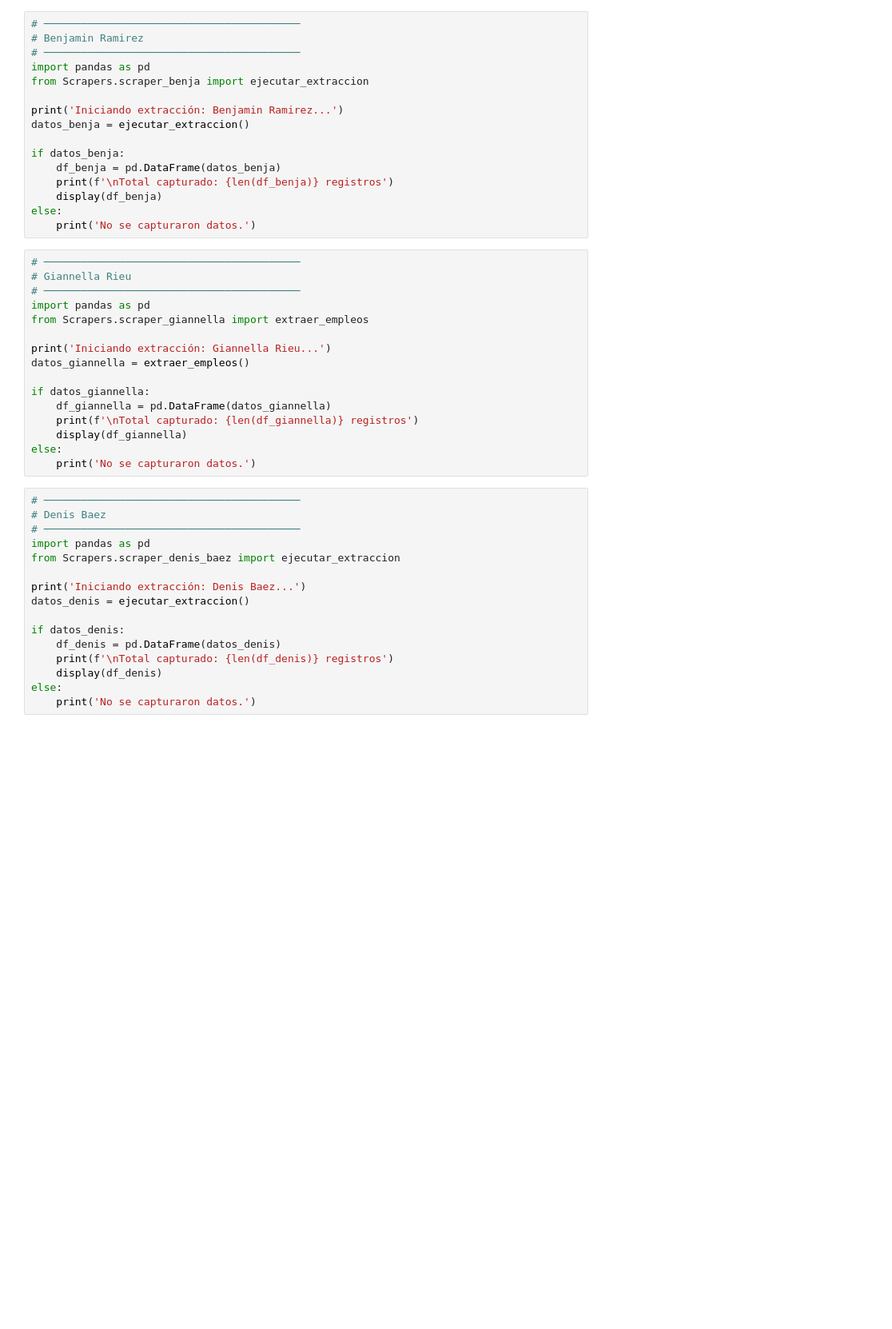
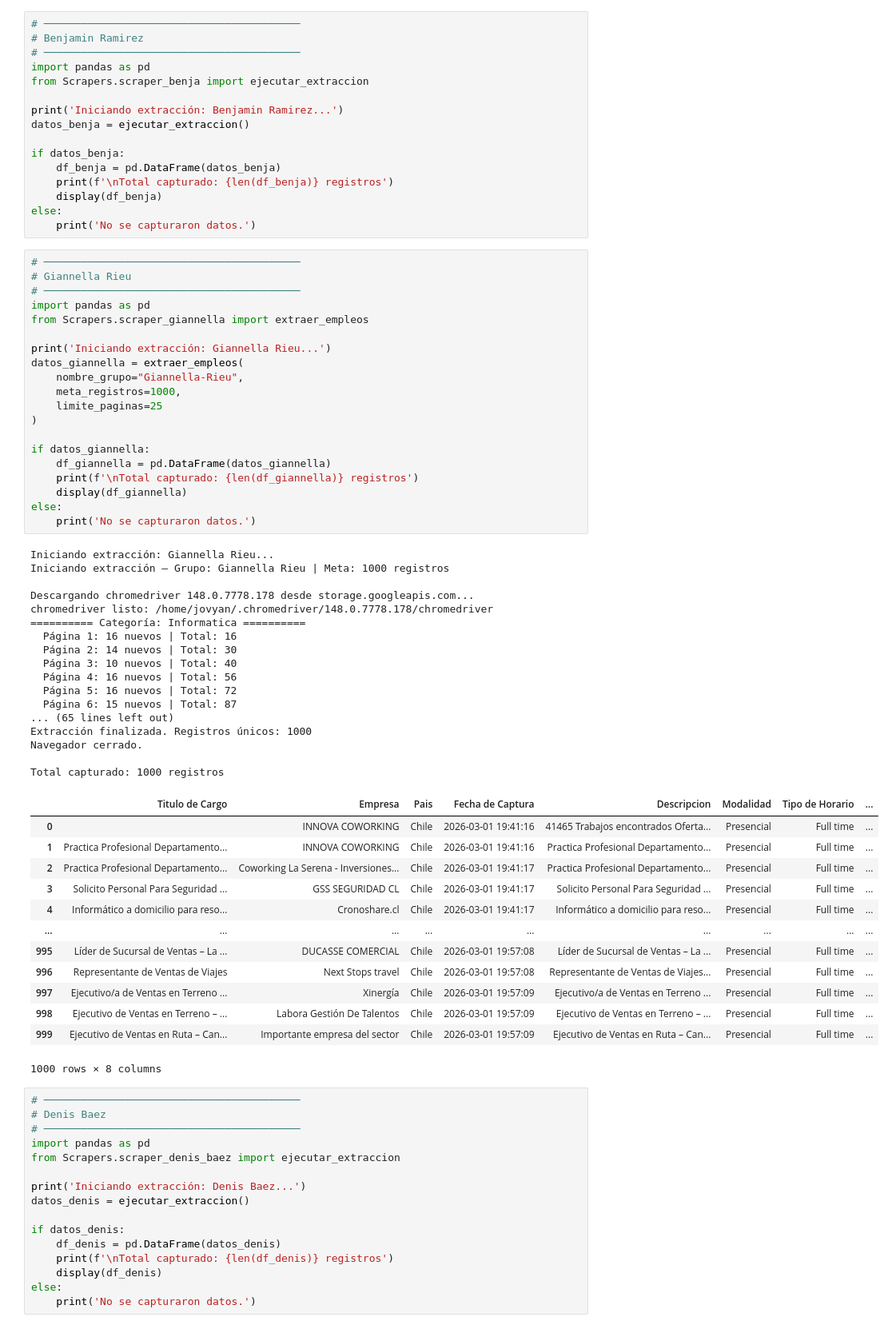
Before and after one commit to IICG-Coquimbo/practica-proyecto-equipo-de-mercado-laboral-1, a Jupyter notebook: main.ipynb, the cells around one changed output. Shown at 80% size. Saved outputs shown, nothing was run; the diff lists cells and outputs as text; blank space fills up the shorter version.

```diff
--- a/main.ipynb
+++ b/main.ipynb
@@ -128,19 +128,54 @@ else:
 # %%
 # ─────────────────────────────────────────
 # Giannella Rieu
 # ─────────────────────────────────────────
 import pandas as pd
 from Scrapers.scraper_giannella import extraer_empleos
 
 print('Iniciando extracción: Giannella Rieu...')
-datos_giannella = extraer_empleos()
+datos_giannella = extraer_empleos(
+    nombre_grupo="Giannella-Rieu",
+    meta_registros=1000,
+    limite_paginas=25
+)
 
 if datos_giannella:
     df_giannella = pd.DataFrame(datos_giannella)
     print(f'\nTotal capturado: {len(df_giannella)} registros')
     display(df_giannella)
 else:
     print('No se capturaron datos.')
+# %% [output]
+Iniciando extracción: Giannella Rieu...
+Iniciando extracción — Grupo: Giannella Rieu | Meta: 1000 registros
+
+Descargando chromedriver 148.0.7778.178 desde storage.googleapis.com...
+chromedriver listo: /home/jovyan/.chromedriver/148.0.7778.178/chromedriver
+========== Categoría: Informatica ==========
+  Página 1: 16 nuevos | Total: 16
+  Página 2: 14 nuevos | Total: 30
+  Página 3: 10 nuevos | Total: 40
+  Página 4: 16 nuevos | Total: 56
+  Página 5: 16 nuevos | Total: 72
+  Página 6: 15 nuevos | Total: 87
+... (65 lines left out)
+Extracción finalizada. Registros únicos: 1000
+Navegador cerrado.
+
+Total capturado: 1000 registros
+|  | Titulo de Cargo | Empresa | Pais | Fecha de Captura | Descripcion | Modalidad | Tipo de Horario | ... |
+| 0 |  | INNOVA COWORKING | Chile | 2026-03-01 19:41:16 | 41465 Trabajos encontrados Oferta... | Presencial | Full time | ... |
+| 1 | Practica Profesional Departamento... | INNOVA COWORKING | Chile | 2026-03-01 19:41:16 | Practica Profesional Departamento... | Presencial | Full time | ... |
+| 2 | Practica Profesional Departamento... | Coworking La Serena - Inversiones... | Chile | 2026-03-01 19:41:17 | Practica Profesional Departamento... | Presencial | Full time | ... |
+| 3 | Solicito Personal Para Seguridad ... | GSS SEGURIDAD CL | Chile | 2026-03-01 19:41:17 | Solicito Personal Para Seguridad ... | Presencial | Full time | ... |
+| 4 | Informático a domicilio para reso... | Cronoshare.cl | Chile | 2026-03-01 19:41:17 | Informático a domicilio para reso... | Presencial | Full time | ... |
+| ... | ... | ... | ... | ... | ... | ... | ... | ... |
+| 995 | Líder de Sucursal de Ventas – La ... | DUCASSE COMERCIAL | Chile | 2026-03-01 19:57:08 | Líder de Sucursal de Ventas – La ... | Presencial | Full time | ... |
+| 996 | Representante de Ventas de Viajes | Next Stops travel | Chile | 2026-03-01 19:57:08 | Representante de Ventas de Viajes... | Presencial | Full time | ... |
+| 997 | Ejecutivo/a de Ventas en Terreno ... | Xinergía | Chile | 2026-03-01 19:57:09 | Ejecutivo/a de Ventas en Terreno ... | Presencial | Full time | ... |
+| 998 | Ejecutivo de Ventas en Terreno – ... | Labora Gestión De Talentos | Chile | 2026-03-01 19:57:09 | Ejecutivo de Ventas en Terreno – ... | Presencial | Full time | ... |
+| 999 | Ejecutivo de Ventas en Ruta – Can... | Importante empresa del sector | Chile | 2026-03-01 19:57:09 | Ejecutivo de Ventas en Ruta – Can... | Presencial | Full time | ... |
+1000 rows × 8 columns
 # %%
 # ─────────────────────────────────────────
 # Denis Baez
```
Also changed, not shown: parts of 2 cells of this notebook, 36 other files.
